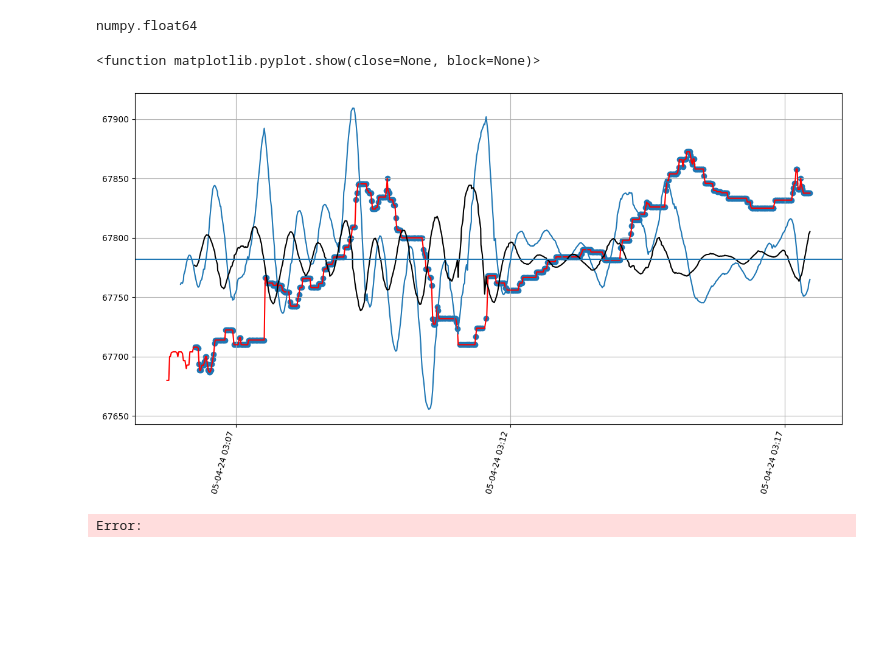
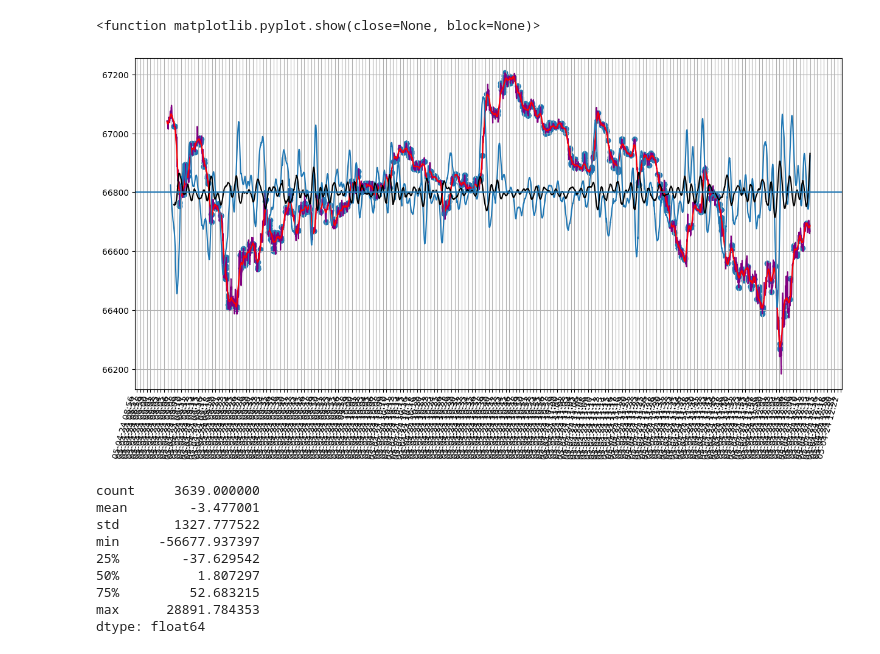
Before and after one commit to Tinmarian/tradingbot, a Jupyter notebook: scripts/derivatives_analysis_+streaming.ipynb, the cells around one changed output. Cells and saved outputs as stored; diff of their text form; code cells hidden in the pictures; blank space fills up the shorter version.

```diff
--- a/scripts/derivatives_analysis_+streaming.ipynb
+++ b/scripts/derivatives_analysis_+streaming.ipynb
@@ -41,7 +10,3 @@ memory usage: 21.2+ KB
-# %%
-type((recent_data.Tiempo.diff()/ np.timedelta64(1, 's'))[1])
-# %% [output]
-numpy.float64
 # %%
 ## Conexión con Binance para descargar la lista de pares que binance maneja
 from binance import Client
@@ -52,14 +17,11 @@ client = Client()
 # Descarga y limpieza de datos de 5 días en adelante
 ##################################################################################################################################
 
-smooth_interval = 60
+smooth_interval = 120
 smooth_exp = 3
 
-# recent_data = pd.DataFrame(client.get_historical_klines('BTCUSDT','1m','1 day ago UTC'))
 recent_data = pd.read_csv('../csvs/streaming/BTCUSDT.csv')
-# recent_data = recent_data.iloc[:,:6]
 recent_data.columns = ['Tiempo','Par','Precio']
-# recent_data['Tiempo'] = pd.to_datetime(recent_data.Tiempo,unit='ms')
 recent_data['Tiempo'] = recent_data.Tiempo.astype('datetime64')
 recent_data = recent_data.set_index('Tiempo')
 recent_data['Precio'] = recent_data.Precio.astype(float)
@@ -75,38 +37,51 @@ recent_data['SD_Interpolacion'] = sc.signal.savgol_filter(recent_data.Segunda_De
 ##################################################################################################################################
 # Gráfica final del backtesting sobre nuestro análisis con puntos de compra y venta.
 ##################################################################################################################################
 a = 0
-d = 700
+d = 50000
 
 min_max_sd = pd.DataFrame(columns=['Derivada'])
 min_max_sd['Derivada'] = recent_data[a:a+d].SD_Interpolacion.diff()/(recent_data.Tiempo.diff()/np.timedelta64(1, 's'))
-lista_min_max = min_max_sd[(min_max_sd['Derivada'] >= -0.1) & (min_max_sd['Derivada'] <= 0.1)]
+lista_min_max = min_max_sd[(min_max_sd['Derivada'] >= -0.00015) & (min_max_sd['Derivada'] <= 0.00015)]
 lista_min_max = lista_min_max.index.tolist()
 
 mp = recent_data.Precio[a:a+d].mean()
 # plt.axvline(halving_dates['Halving_Dates'][2])
 # plt.axvline(halving_dates['Halving_Dates'][3])
 plt.figure(figsize=(15,8))
-plt.plot(recent_data.Tiempo[a:a+d],recent_data.Precio[a:a+d].multiply(1),color='red')
-plt.plot(recent_data.Tiempo[a:a+d],recent_data.PD_Interpolacion[a:a+d].multiply(30)+mp)
-plt.plot(recent_data.Tiempo[a:a+d],recent_data.SD_Interpolacion[a:a+d].multiply(100)+mp,color='k')
+plt.plot(recent_data.Tiempo[a:a+d],recent_data.Precio[a:a+d].multiply(1),color='purple')
+plt.plot(recent_data.Tiempo[a:a+d],recent_data.Interpolacion[a:a+d].multiply(1),color='red')
+plt.plot(recent_data.Tiempo[a:a+d],recent_data.PD_Interpolacion[a:a+d].multiply(100)+mp)
+plt.plot(recent_data.Tiempo[a:a+d],recent_data.SD_Interpolacion[a:a+d].multiply(1000)+mp,color='k')
 # for i in recent_data.Tiempo.iloc[lista_min_max]:
 #     plt.axvline(i)
 plt.scatter(recent_data.Tiempo.iloc[lista_min_max],recent_data.Precio.iloc[lista_min_max])
 plt.grid(visible=True)
 
 # Set minor tick locations.
 plt.gca().xaxis.set_major_formatter(mdates.DateFormatter('%d-%m-%y %H:%M'))
-plt.gca().xaxis.set_major_locator(mdates.MinuteLocator(interval=5))
+plt.gca().xaxis.set_major_locator(mdates.MinuteLocator(interval=1))
 # plt.gca().xaxis.set_minor_locator(minorLocator)
 plt.gcf().autofmt_xdate()
 # Set grid to use minor tick locations.
 plt.grid(which = 'minor')
 plt.xticks(rotation=75)
 plt.axhline(mp)
 # plt.axvline(6500)
 plt.show
 # %% [output]
 <function matplotlib.pyplot.show(close=None, block=None)>
-[figure, old version]
+[figure, new version]
-Error:
+# %%
+ratio_PD_SD = recent_data.PD_Interpolacion/recent_data.SD_Interpolacion
+ratio_PD_SD.describe()
+# %% [output]
+count     3639.000000
+mean        -3.477001
+std       1327.777522
+min     -56677.937397
+25%        -37.629542
+50%          1.807297
+75%         52.683215
+max      28891.784353
+dtype: float64
```
Also changed, not shown: parts of 2 cells of this notebook, 1 other file.
